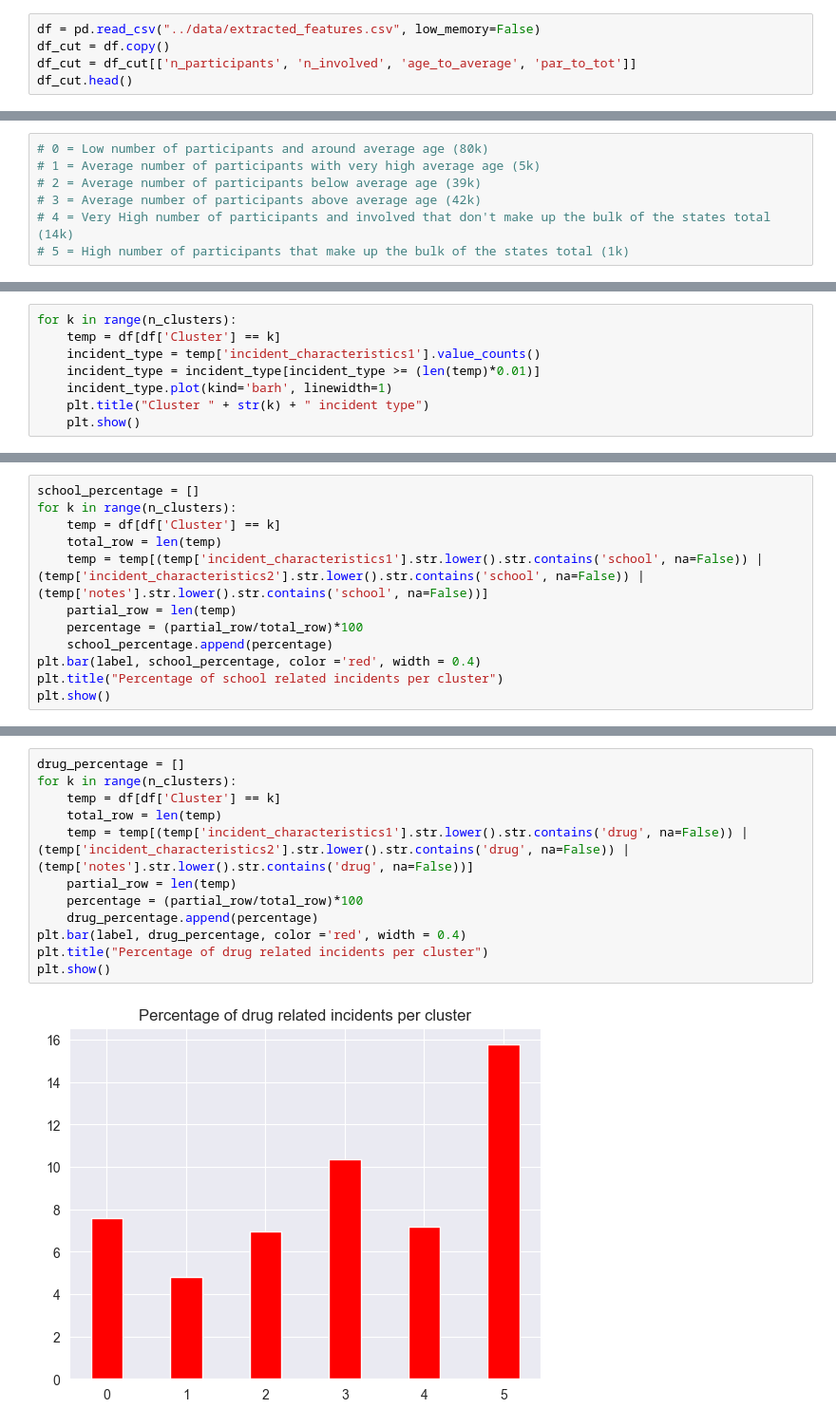
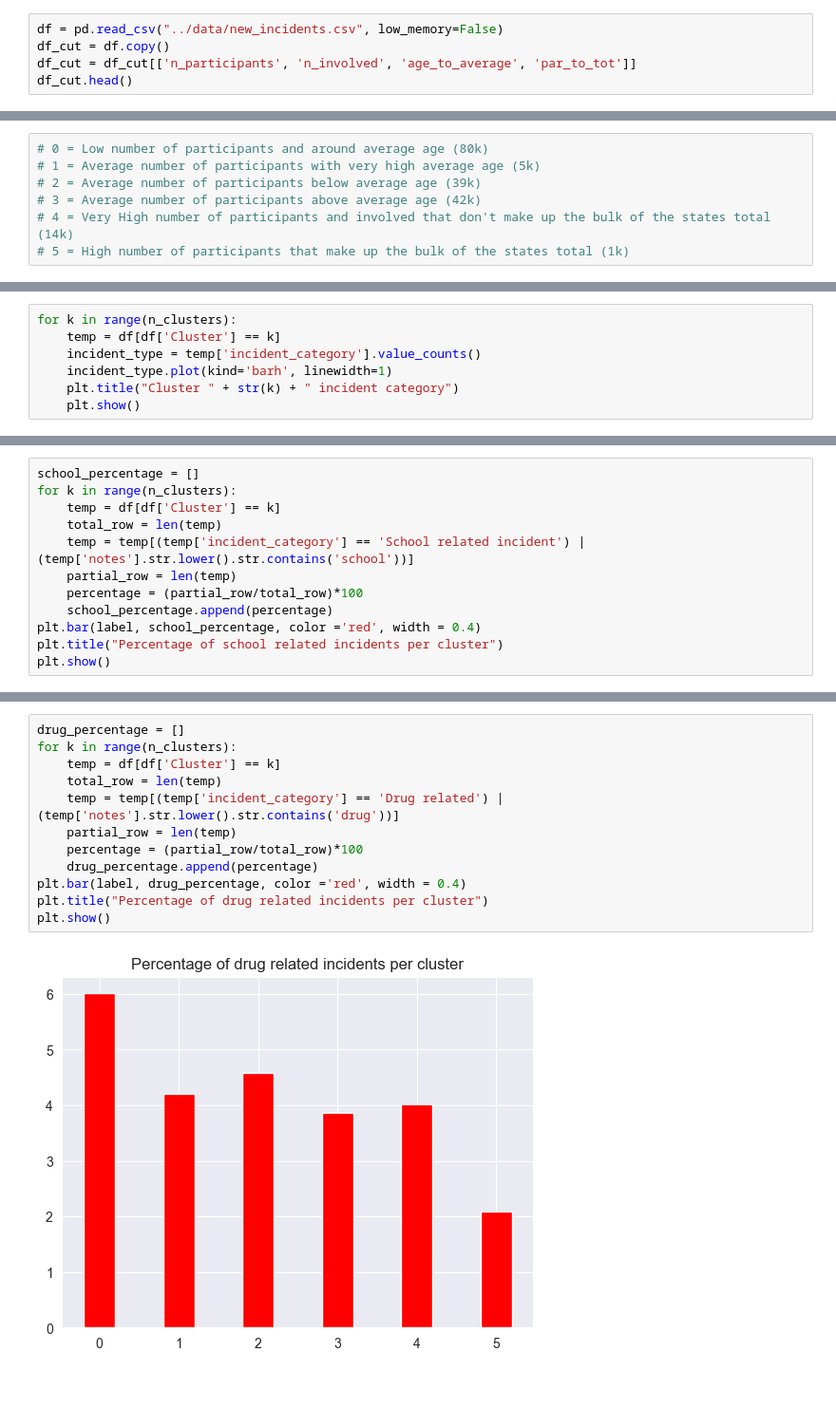
Before and after one commit to Alexthw46/DataMiningProject, a Jupyter notebook: TASK_2/kmeans.ipynb, the cells around one changed output, grey strips where cells are left out. Shown at 95% size. Cells and saved outputs as stored; diff of their text form; blank space fills up the shorter version.

```diff
--- a/TASK_2/kmeans.ipynb
+++ b/TASK_2/kmeans.ipynb
@@ -9,7 +9,7 @@ from sklearn.preprocessing import MinMaxScaler
 from sklearn.cluster import KMeans
 from sklearn.metrics import silhouette_score, davies_bouldin_score
 # %%
-df = pd.read_csv("../data/extracted_features.csv", low_memory=False)
+df = pd.read_csv("../data/new_incidents.csv", low_memory=False)
 df_cut = df.copy()
 df_cut = df_cut[['n_participants', 'n_involved', 'age_to_average', 'par_to_tot']]
 df_cut.head()
@@ -250,9 +250,8 @@ df.head()
 # %%
 for k in range(n_clusters):
     temp = df[df['Cluster'] == k]
-    incident_type = temp['incident_characteristics1'].value_counts()
-    incident_type = incident_type[incident_type >= (len(temp)*0.01)]
+    incident_type = temp['incident_category'].value_counts()
     incident_type.plot(kind='barh', linewidth=1)
-    plt.title("Cluster " + str(k) + " incident type")
+    plt.title("Cluster " + str(k) + " incident category")
     plt.show()
 # %% [output]
@@ -327,7 +326,7 @@ school_percentage = []
 for k in range(n_clusters):
     temp = df[df['Cluster'] == k]
     total_row = len(temp)
-    temp = temp[(temp['incident_characteristics1'].str.lower().str.contains('school', na=False)) | (temp['incident_characteristics2'].str.lower().str.contains('school', na=False)) | (temp['notes'].str.lower().str.contains('school', na=False))]
+    temp = temp[(temp['incident_category'] == 'School related incident') | (temp['notes'].str.lower().str.contains('school'))]
     partial_row = len(temp)
     percentage = (partial_row/total_row)*100
     school_percentage.append(percentage)
@@ -339,17 +338,17 @@ plt.show()
 # %%
 drug_percentage = []
 for k in range(n_clusters):
     temp = df[df['Cluster'] == k]
     total_row = len(temp)
-    temp = temp[(temp['incident_characteristics1'].str.lower().str.contains('drug', na=False)) | (temp['incident_characteristics2'].str.lower().str.contains('drug', na=False)) | (temp['notes'].str.lower().str.contains('drug', na=False))]
+    temp = temp[(temp['incident_category'] == 'Drug related') | (temp['notes'].str.lower().str.contains('drug'))]
     partial_row = len(temp)
     percentage = (partial_row/total_row)*100
     drug_percentage.append(percentage)
 plt.bar(label, drug_percentage, color ='red', width = 0.4)
 plt.title("Percentage of drug related incidents per cluster")
 plt.show()
 # %% [output]
-[figure, old version]
+[figure, new version]
 # %%
 # Average incident = low number of participants and people involved (killed + injured)
 
```
Also changed, not shown: parts of 22 cells of this notebook, 5 other files.
